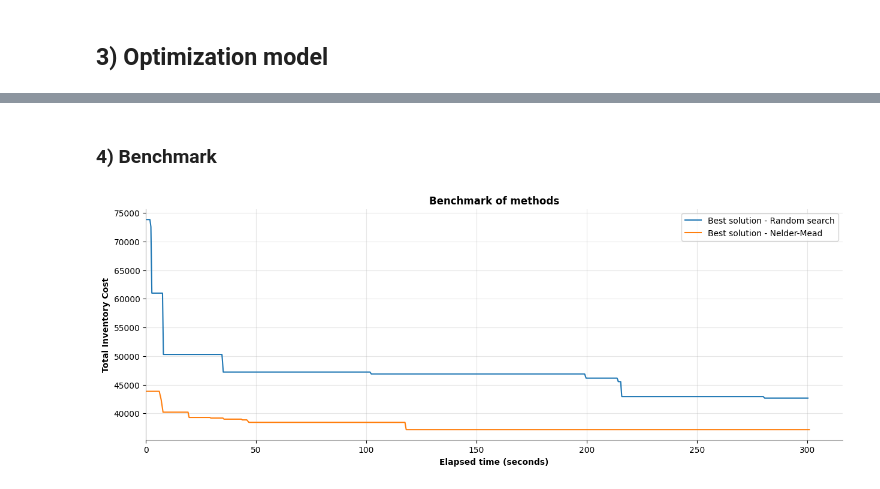
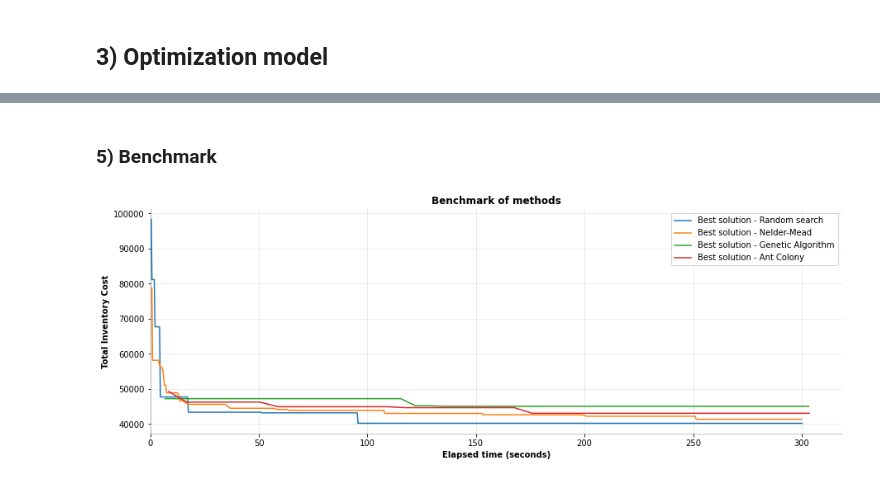
Before and after one commit to yu9800/SELSP_simOpt, a Jupyter notebook: inventory_opt.ipynb, the cells around one changed output, grey strips where cells are left out. Drawn from its saved outputs; the diff is of its cells as text; code cells hidden in the pictures.

Commit message:
finished ant colony

```diff
--- a/inventory_opt.ipynb
+++ b/inventory_opt.ipynb
@@ -20,14 +23,15 @@ N = 2
 config = {'simulation_time': 24*50,   ## in hours
           'name': 'example',
           'mod': 'LDS',             ## {FIS, LDS}
+
           'n': N,                   ## Number of items
           'exp_number': 0,          ## Experiment number
           'cv': 0.0,                ## Demand coefficient of variation
-          'alpha': 0,               ## Maximum setup increment
+          'alpha': 1,               ## Maximum setup increment
           'rho': 1,               ## Utilization rate
-        #   'd': {i: 10 for i in range(N)},                  ## Average daily demand
+
           'd': {0: 10, 1: 10},                  ## Average daily demand
-          #  'd': 10,
+
           'k_prod': 1,            ## Capacity coefficient
           'setup0': 1,        ## Base setup time
           'cmu': 40,                ## Contribution margin per unit
@@ -35,10 +39,9 @@ config = {'simulation_time': 24*50,   ## in hours
           'lc': 40,                ## Setup cost
           'hc': 0.1,                ## Daily holding cost
           'Smax': {i: 150 for i in range(N)},               ## Order-up-to level
-          # 'Smin': {i: 80 for i in range(N)},                ## Reorder point
+
           'Smin': {0: 100, 1: 60},                  ## Average daily demand
-          # 'Smax': {i: np.random.uniform(80,150) for i in range(N)},               ## Order-up-to level
-          # 'Smin': {i: np.random.uniform(30,70) for i in range(N)},                ## Reorder point
+
           'initial_level': [100, 120],  ## Initial stock level; {Smax, randint, random, list any number}
           'days_year': 250,         ## Working days per year
           'random_state': 0         ## Randomness
@@ -512,7 +445,7 @@ def random_opt(flags, config):
         ## Main Loop
         for k in range(flags['max_iter_NM']):
 
-            Smax = [np.round(flags['S_lb'] + np.random.uniform(0.0, 1.0)*( flags['S_ub'] -  flags['S_lb']),2) for i in range(n)]
+            Smax = [flags['S_lb'] + np.random.uniform(0.0, 1.0)*( flags['S_ub'] -  flags['S_lb']) for i in range(n)]
             Smin = [np.random.uniform(0, Smax[i]) for i in range(n)]
             candidate = Smax + Smin
 
@@ -1077,0 +1222,12 @@ DiGraph with 125 nodes and 2914 edges
+# %%
+ant_colony = AntColony(flags, config)
+results_aco = ant_colony.results
+
+print('Best cost : ', results_aco['best_cost'])
+print('Best set : ', results_aco['best_point'])
+print('Best SL : ', results_aco['best_sl'])
+
+x_label = 'Generations'
+title = 'Ant Colony Optimization'
+support_line = 'Average cost of Population'
+plot_evolution_best(x_label, title, results_aco, support_line)
@@ -1078,5 +1239,5 @@ DiGraph with 125 nodes and 2914 edges
 # %% [markdown]
-### **4) Benchmark**
+### **5) Benchmark**
 # %%
 def plot_benchmark_best(dict_all_methods):
     # Create a figure and axis object
@@ -1107,9 +1269,12 @@ def plot_benchmark_best(dict_all_methods):
     plt.show()
 # %%
 dict_all_methods = {'Random search': results_rand.copy(),
-                    'Nelder-Mead': results_nm.copy()
+                    'Nelder-Mead': results_nm.copy(),
+                    'Genetic Algorithm': results_ga.copy(),
+                    'Ant Colony': results_aco.copy(),
+
                     }
 
 plot_benchmark_best(dict_all_methods)
 # %% [output]
-[figure, old version]
+[figure, new version]
```
Also changed, not shown: parts of 30 cells of this notebook.
